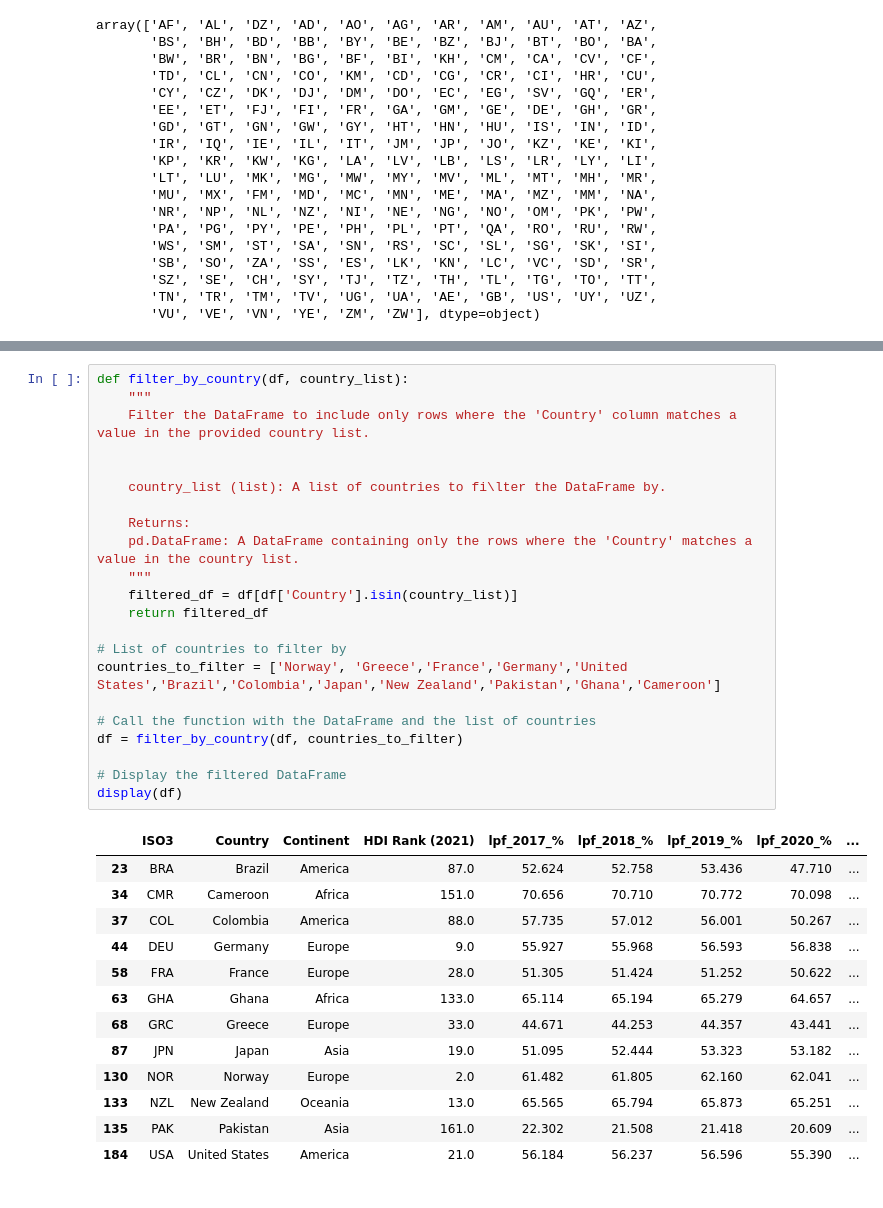
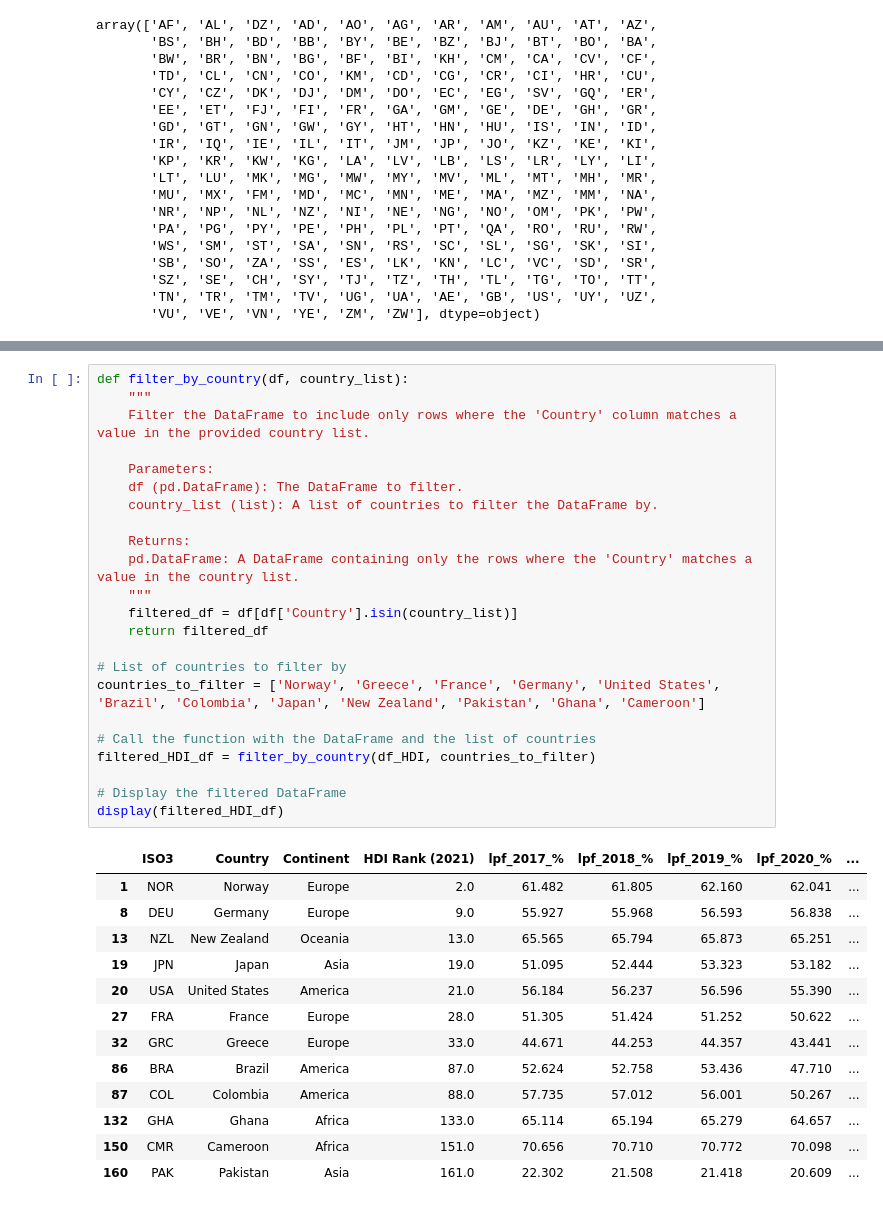
Before and after one commit to PaolaGaray/FirstProject, a Jupyter notebook: notebooks/explore_clean_garima.ipynb, the cells around one changed output, grey strips where cells are left out. Saved outputs shown, nothing was run; the diff lists cells and outputs as text.

```diff
--- a/notebooks/explore_clean_garima.ipynb
+++ b/notebooks/explore_clean_garima.ipynb
@@ -365,37 +340,38 @@ array(['Afghanistan', 'Angola', 'Albania', 'Andorra',
-# %%
-def filter_by_country(df, country_list):
-    """
-    Filter the DataFrame to include only rows where the 'Country' column matches a value in the provided country list.
-
-
-    country_list (list): A list of countries to fi\lter the DataFrame by.
-
-    Returns:
-    pd.DataFrame: A DataFrame containing only the rows where the 'Country' matches a value in the country list.
-    """
-    filtered_df = df[df['Country'].isin(country_list)]
-    return filtered_df
-
-# List of countries to filter by
-countries_to_filter = ['Norway', 'Greece','France','Germany','United States','Brazil','Colombia','Japan','New Zealand','Pakistan','Ghana','Cameroon']
-
-# Call the function with the DataFrame and the list of countries
-df = filter_by_country(df, countries_to_filter)
-
-# Display the filtered DataFrame
-display(df)
-# %% [output]
-|  | ISO3 | Country | Continent | HDI Rank (2021) | lpf_2017_% | lpf_2018_% | lpf_2019_% | lpf_2020_% | ... |
-| 23 | BRA | Brazil | America | 87.0 | 52.624 | 52.758 | 53.436 | 47.710 | ... |
-| 34 | CMR | Cameroon | Africa | 151.0 | 70.656 | 70.710 | 70.772 | 70.098 | ... |
-| 37 | COL | Colombia | America | 88.0 | 57.735 | 57.012 | 56.001 | 50.267 | ... |
-| 44 | DEU | Germany | Europe | 9.0 | 55.927 | 55.968 | 56.593 | 56.838 | ... |
-| 58 | FRA | France | Europe | 28.0 | 51.305 | 51.424 | 51.252 | 50.622 | ... |
-| 63 | GHA | Ghana | Africa | 133.0 | 65.114 | 65.194 | 65.279 | 64.657 | ... |
-| 68 | GRC | Greece | Europe | 33.0 | 44.671 | 44.253 | 44.357 | 43.441 | ... |
-| 87 | JPN | Japan | Asia | 19.0 | 51.095 | 52.444 | 53.323 | 53.182 | ... |
-| 130 | NOR | Norway | Europe | 2.0 | 61.482 | 61.805 | 62.160 | 62.041 | ... |
-| 133 | NZL | New Zealand | Oceania | 13.0 | 65.565 | 65.794 | 65.873 | 65.251 | ... |
-| 135 | PAK | Pakistan | Asia | 161.0 | 22.302 | 21.508 | 21.418 | 20.609 | ... |
-| 184 | USA | United States | America | 21.0 | 56.184 | 56.237 | 56.596 | 55.390 | ... |
+# %%
+def filter_by_country(df, country_list):
+    """
+    Filter the DataFrame to include only rows where the 'Country' column matches a value in the provided country list.
+
+    Parameters:
+    df (pd.DataFrame): The DataFrame to filter.
+    country_list (list): A list of countries to filter the DataFrame by.
+
+    Returns:
+    pd.DataFrame: A DataFrame containing only the rows where the 'Country' matches a value in the country list.
+    """
+    filtered_df = df[df['Country'].isin(country_list)]
+    return filtered_df
+
+# List of countries to filter by
+countries_to_filter = ['Norway', 'Greece', 'France', 'Germany', 'United States', 'Brazil', 'Colombia', 'Japan', 'New Zealand', 'Pakistan', 'Ghana', 'Cameroon']
+
+# Call the function with the DataFrame and the list of countries
+filtered_HDI_df = filter_by_country(df_HDI, countries_to_filter)
+
+# Display the filtered DataFrame
+display(filtered_HDI_df)
+# %% [output]
+|  | ISO3 | Country | Continent | HDI Rank (2021) | lpf_2017_% | lpf_2018_% | lpf_2019_% | lpf_2020_% | ... |
+| 1 | NOR | Norway | Europe | 2.0 | 61.482 | 61.805 | 62.160 | 62.041 | ... |
+| 8 | DEU | Germany | Europe | 9.0 | 55.927 | 55.968 | 56.593 | 56.838 | ... |
+| 13 | NZL | New Zealand | Oceania | 13.0 | 65.565 | 65.794 | 65.873 | 65.251 | ... |
+| 19 | JPN | Japan | Asia | 19.0 | 51.095 | 52.444 | 53.323 | 53.182 | ... |
+| 20 | USA | United States | America | 21.0 | 56.184 | 56.237 | 56.596 | 55.390 | ... |
+| 27 | FRA | France | Europe | 28.0 | 51.305 | 51.424 | 51.252 | 50.622 | ... |
+| 32 | GRC | Greece | Europe | 33.0 | 44.671 | 44.253 | 44.357 | 43.441 | ... |
+| 86 | BRA | Brazil | America | 87.0 | 52.624 | 52.758 | 53.436 | 47.710 | ... |
+| 87 | COL | Colombia | America | 88.0 | 57.735 | 57.012 | 56.001 | 50.267 | ... |
+| 132 | GHA | Ghana | Africa | 133.0 | 65.114 | 65.194 | 65.279 | 64.657 | ... |
+| 150 | CMR | Cameroon | Africa | 151.0 | 70.656 | 70.710 | 70.772 | 70.098 | ... |
+| 160 | PAK | Pakistan | Asia | 161.0 | 22.302 | 21.508 | 21.418 | 20.609 | ... |
 # %%
```
Also changed, not shown: parts of 19 cells of this notebook, 10 other files.
